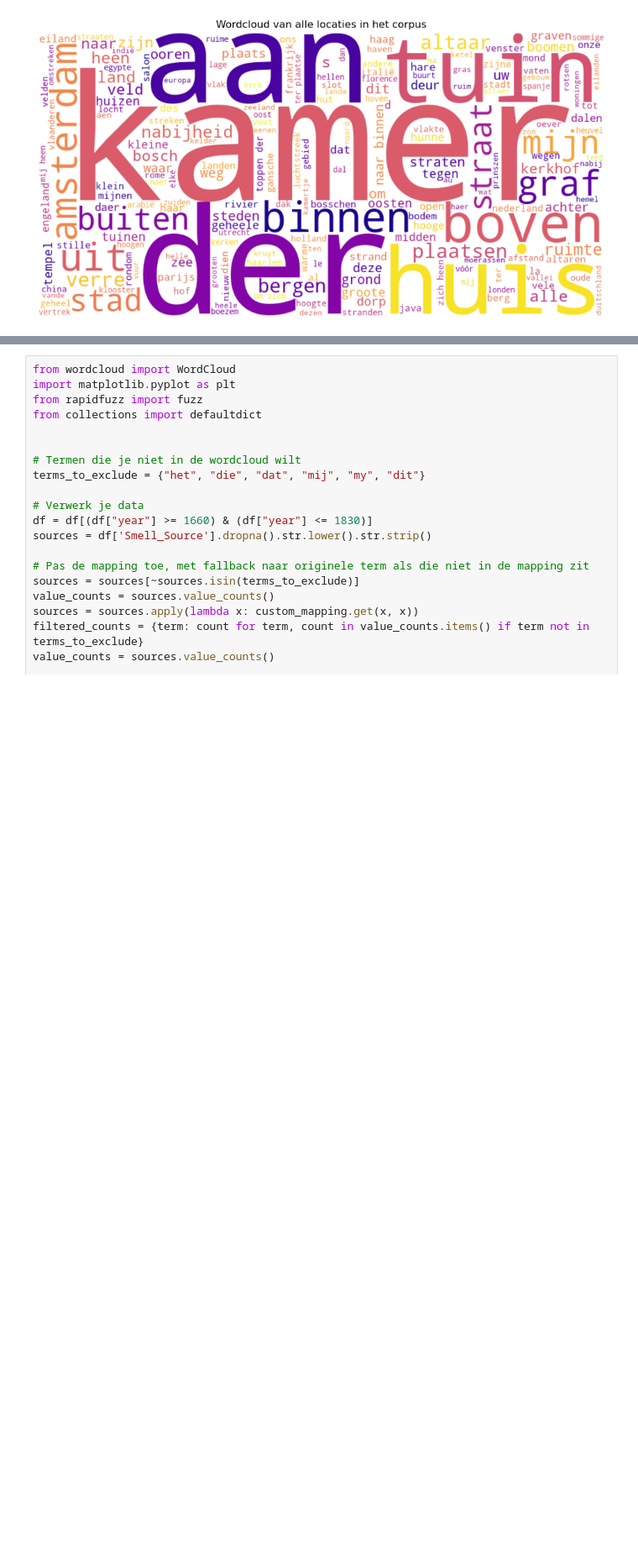
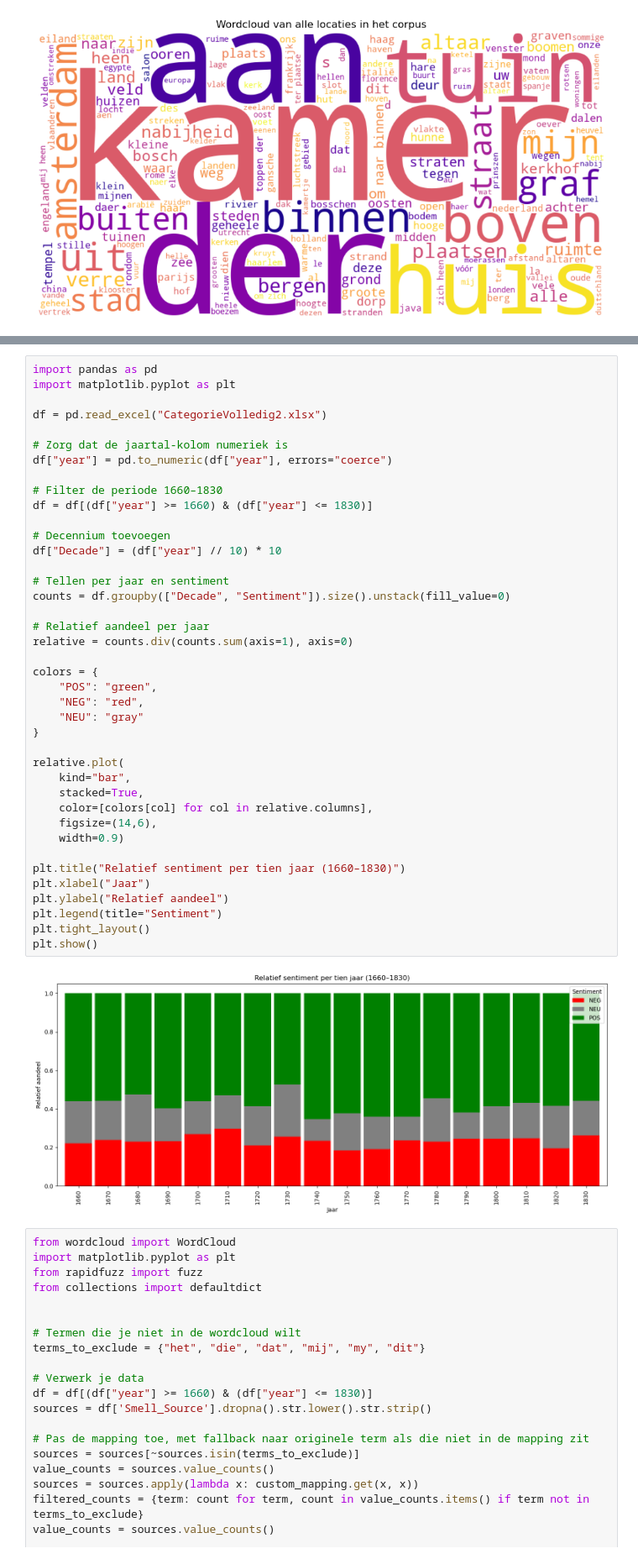
Before and after one commit to NienkeHuijbens/Scriptie1, a Jupyter notebook: Masterscriptie Nienke Huijbens.ipynb, the cells around one changed output, grey strips where cells are left out. Shown at 84% size. Saved outputs shown, nothing was run; the diff lists cells and outputs as text; blank space fills up the shorter version.

```diff
--- a/Masterscriptie Nienke Huijbens.ipynb
+++ b/Masterscriptie Nienke Huijbens.ipynb
@@ -416,3 +380,45 @@ plt.show()
+# %%
+import pandas as pd
+import matplotlib.pyplot as plt
+
+df = pd.read_excel("CategorieVolledig2.xlsx")
+
+# Zorg dat de jaartal-kolom numeriek is
+df["year"] = pd.to_numeric(df["year"], errors="coerce")
+
+# Filter de periode 1660–1830
+df = df[(df["year"] >= 1660) & (df["year"] <= 1830)]
+
+# Decennium toevoegen
+df["Decade"] = (df["year"] // 10) * 10
+
+# Tellen per jaar en sentiment
+counts = df.groupby(["Decade", "Sentiment"]).size().unstack(fill_value=0)
+
+# Relatief aandeel per jaar
+relative = counts.div(counts.sum(axis=1), axis=0)
+
+colors = {
+    "POS": "green",
+    "NEG": "red",
+    "NEU": "gray"
+}
+
+relative.plot(
+    kind="bar",
+    stacked=True,
+    color=[colors[col] for col in relative.columns],
+    figsize=(14,6),
+    width=0.9)
+
+plt.title("Relatief sentiment per tien jaar (1660–1830)")
+plt.xlabel("Jaar")
+plt.ylabel("Relatief aandeel")
+plt.legend(title="Sentiment")
+plt.tight_layout()
+plt.show()
+# %% [output]
+[figure, added]
 # %%
 from wordcloud import WordCloud
 import matplotlib.pyplot as plt
```
Also changed, not shown: parts of 18 cells of this notebook.
